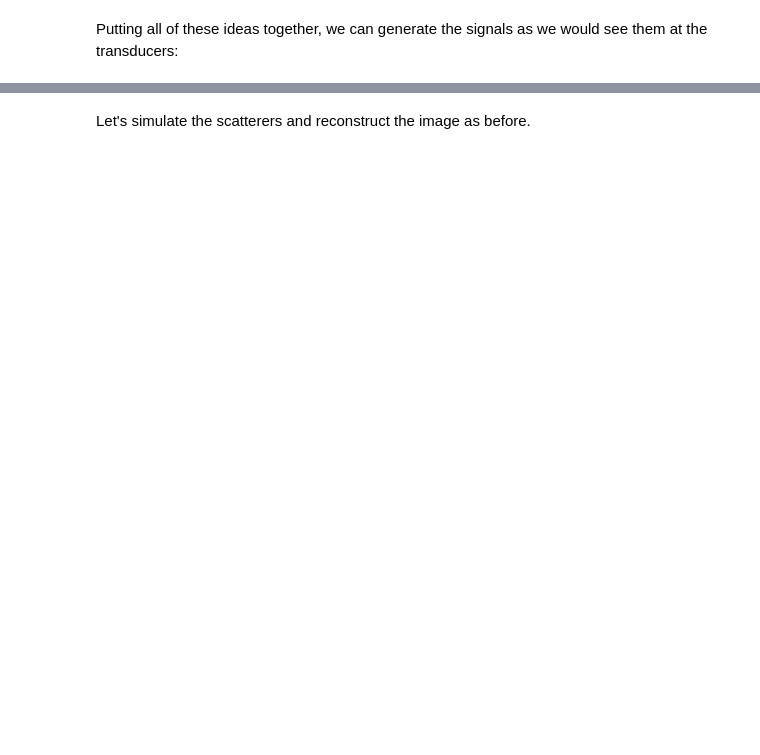
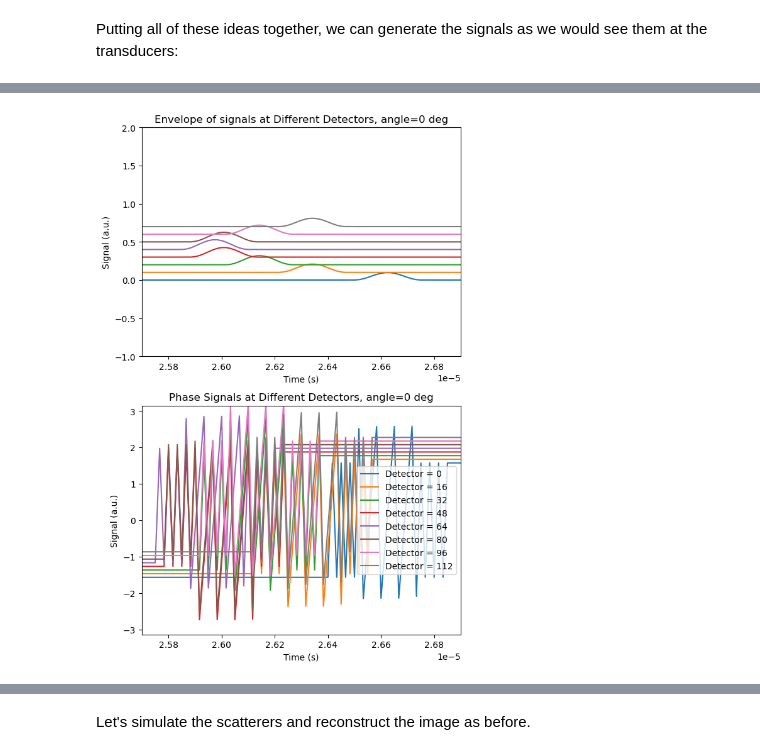
Before and after one commit to patrickmineault/fus, a Jupyter notebook: 02 - Structural Reconstruction.ipynb, the cells around one changed output, grey strips where cells are left out. Saved outputs shown, nothing was run; the diff lists cells and outputs as text; code cells hidden in the pictures; blank space fills up the shorter version.

```diff
--- a/02 - Structural Reconstruction.ipynb
+++ b/02 - Structural Reconstruction.ipynb
@@ -426,0 +418,27 @@ We've pin-pointed the exact location of the scatterer! In the log image (right),
+# %%
+analytical_signals = scipy.signal.hilbert(real_signals, axis=-1)
+envelope_signals = abs(analytical_signals)
+phase_signals = np.angle(analytical_signals)
+
+x_rg = (2.57E-5, 2.69E-5)
+plt.figure(figsize=(6, 9))
+plt.subplot(2, 1, 1)
+plt.plot(times, envelope_signals[4, ::16, :].T + np.arange(8)[None, :] * .1)
+plt.xlabel('Time (s)')
+#plt.legend([f'Detector = {i}' for i in np.arange(0, 128, 16)])
+plt.ylabel('Signal (a.u.)')
+plt.title('Envelope of signals at Different Detectors, angle=0 deg')
+plt.xlim(x_rg)
+plt.ylim(-1, 2)
+
+plt.subplot(2, 1, 2)
+plt.plot(times, phase_signals[4, ::16, :].T + np.arange(8)[None, :] * .1)
+plt.xlabel('Time (s)')
+plt.legend([f'Detector = {i}' for i in np.arange(0, 128, 16)])
+plt.ylabel('Signal (a.u.)')
+plt.title('Phase Signals at Different Detectors, angle=0 deg')
+plt.xlim(x_rg)
+plt.ylim(-np.pi, np.pi)
+plt.tight_layout()
+# %% [output]
+[figure, new version]
```
Also changed, not shown: parts of 31 cells of this notebook.
